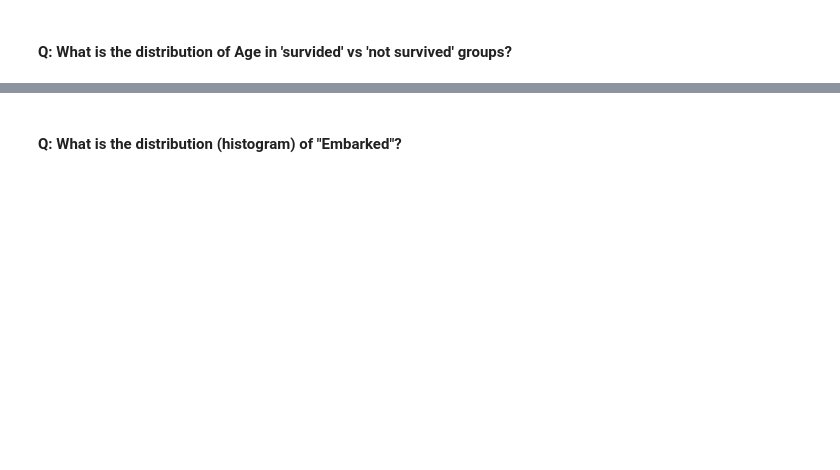
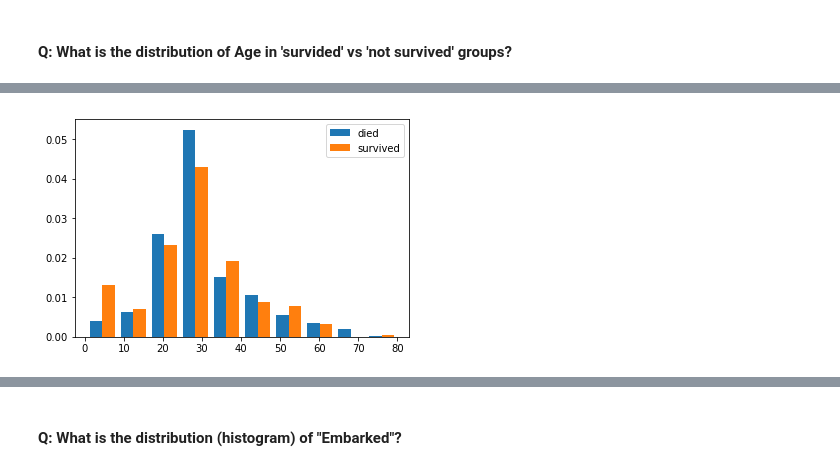
Before and after one commit to shahabeddin/GEC_Lab_IntroLevel, a Jupyter notebook: GEC_Level1_Lab1.ipynb, the cells around one changed output, grey strips where cells are left out. Saved outputs shown, nothing was run; the diff lists cells and outputs as text; code cells hidden in the pictures; blank space fills up the shorter version.

```diff
--- a/GEC_Level1_Lab1.ipynb
+++ b/GEC_Level1_Lab1.ipynb
@@ -49,2 +79,4 @@ d.head()
 # %% [markdown]
 #### Q: How to change index to "PassengerId"?
+# %%
+d.set_index("PassengerId", inplace=True)
@@ -97,5 +222,8 @@ idx_died = d.Survived == 0
 idx_survived = d.Survived == 1
 age = d.Age.fillna(d.Age.mean())
 # %%
-plt.hist([age[idx_died], age[idx_survived]]);
+plt.hist([age[idx_died], age[idx_survived]], normed=True);
+plt.legend(['died','survived']);
+# %% [output]
+[figure, added]
 # %%
```
Also changed, not shown: parts of 31 cells of this notebook.
